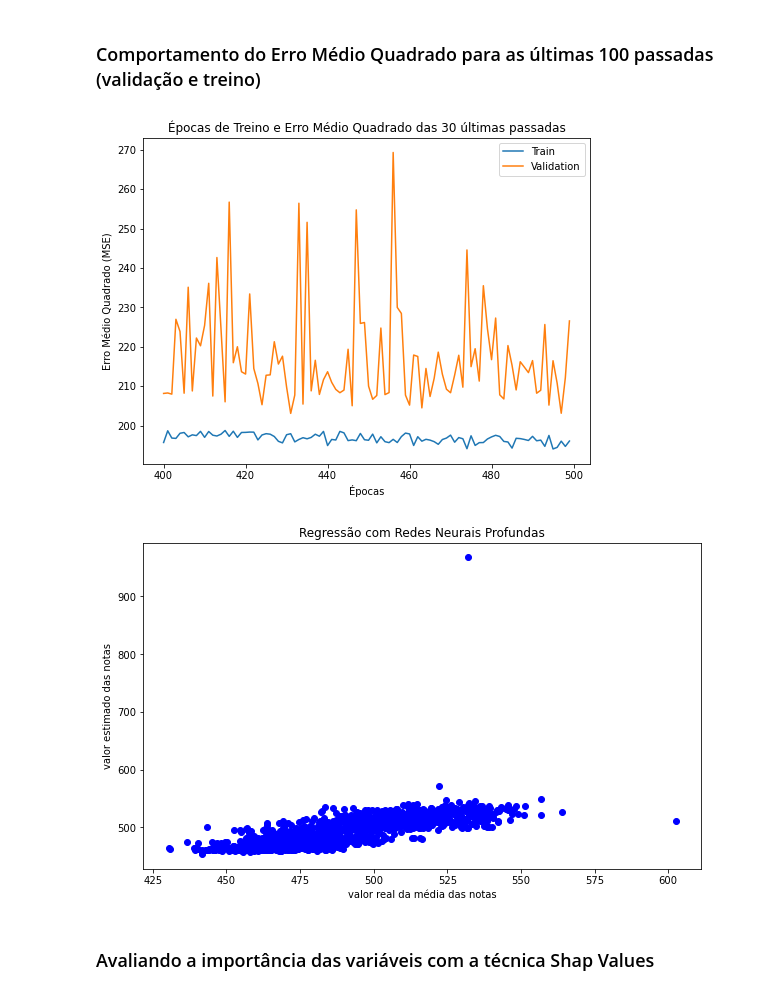
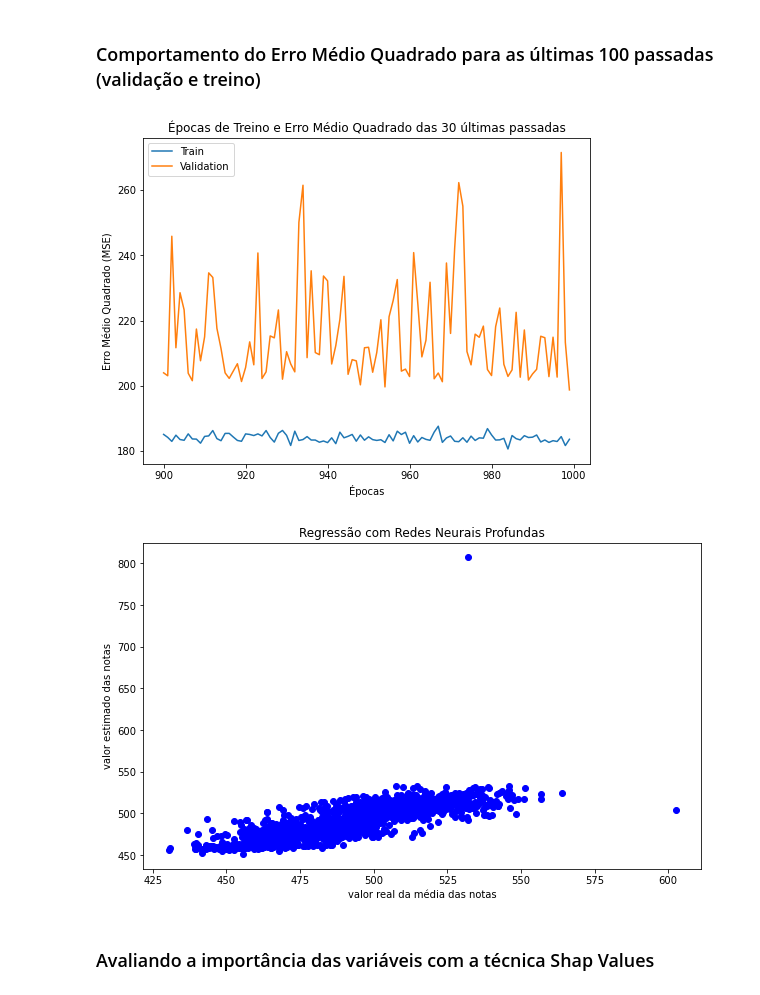
Before and after one commit to mcolazin/tcc_jupyter_new, a Jupyter notebook: part_8_regression_with_dnn.ipynb, the cells around one changed output. Saved outputs shown, nothing was run; the diff lists cells and outputs as text; code cells hidden in the pictures.

```diff
--- a/part_8_regression_with_dnn.ipynb
+++ b/part_8_regression_with_dnn.ipynb
@@ -106,7 +106,7 @@ model.compile(loss= "mse", optimizer= optimizer ,metrics=["mse"])
 # %% [markdown]
 ### Treinando o modelo
 # %%
-hist = model.fit(x= x_train, y= y_train, epochs= 500, validation_split= 0.2, verbose=0)
+hist = model.fit(x= x_train, y= y_train, epochs= 1000, validation_split= 0.2, verbose=0)
 print(" ")
 print(" ")
 print(f"O valor do RMSE medido foi: {np.sqrt(model.evaluate(x_test, y_test))}")
@@ -127,17 +127,17 @@ O valor do RMSE medido foi: [18.7817139 18.7817139]
 # %% [markdown]
 ### Comportamento do Erro Médio Quadrado para as últimas 100 passadas (validação e treino)
 # %%
-start = 400
+start = 900
 plt.figure(figsize=(8,6))
 plt.title("Épocas de Treino e Erro Médio Quadrado das 30 últimas passadas")
 plt.ylabel("Erro Médio Quadrado (MSE)")
 plt.xlabel("Épocas")
 plt.plot(hist.epoch[start:], hist.history["loss"][start:], label="Train")
 plt.plot(hist.epoch[start:],hist.history["val_loss"][start:], label = "Validation")
 plt.legend()
 plt.show()
 # %% [output]
-[figure, old version]
+[figure, new version]
 # %%
 plt.figure(figsize=(10,6))
 plt.scatter(x= y_test, y= model.predict(x_test), c="blue")
@@ -146,7 +146,7 @@ plt.xlabel("valor real da média das notas")
 plt.ylabel("valor estimado das notas")
 plt.show()
 # %% [output]
-[figure, old version]
+[figure, new version]
 # %% [markdown]
 ### Avaliando a importância das variáveis com a técnica Shap Values
 # %%
```
Also changed, not shown: parts of 11 cells of this notebook.
